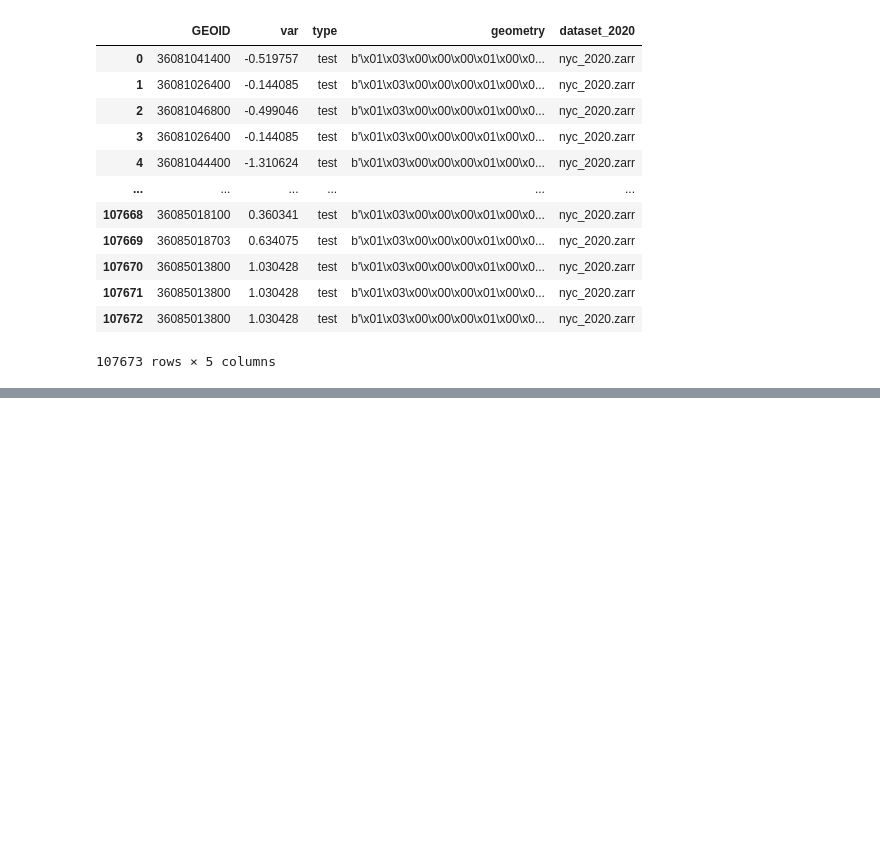
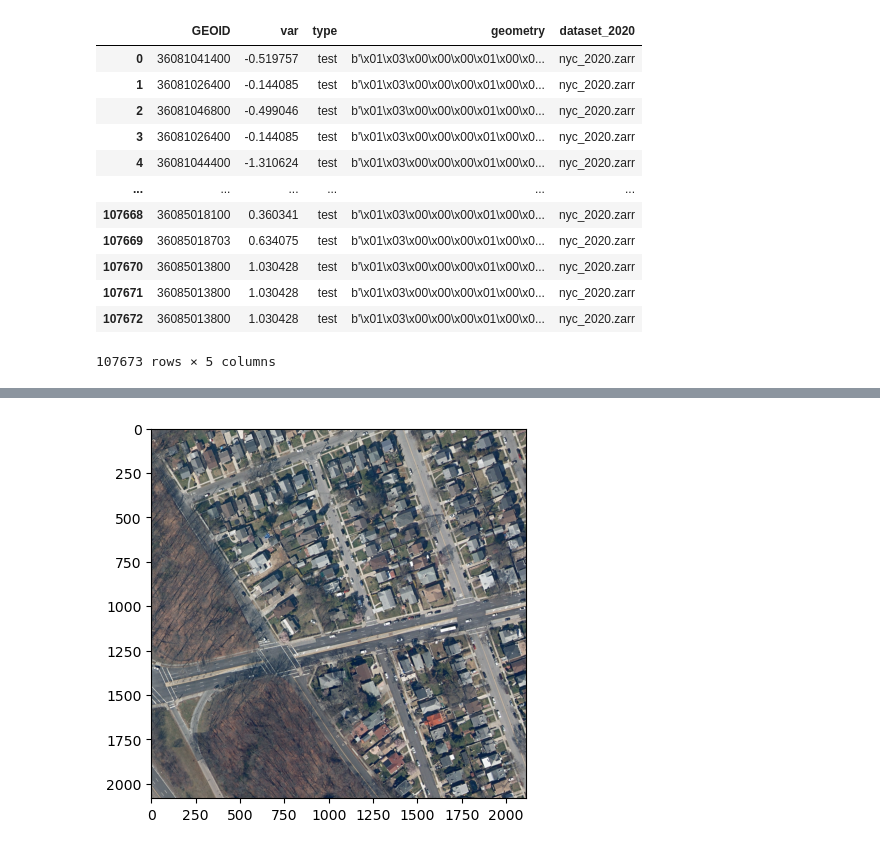
Before and after one commit to Queeno11/ny_state_aerial_imagery_prototype, a Jupyter notebook: notebooks/test.ipynb, the cells around one changed output, grey strips where cells are left out. Drawn from its saved outputs; the diff is of its cells as text; code cells hidden in the pictures; blank space fills up the shorter version.

```diff
--- a/notebooks/test.ipynb
+++ b/notebooks/test.ipynb
@@ -125,0 +293,11 @@ UsageError: Line magic function `%tensorboard` not found.
+# %%
+import matplotlib.pyplot as plt
+
+bounds = polygon.buffer(500).bounds
+img = link_dataset.sel(y=slice(bounds[3], bounds[1]), x=slice(bounds[0], bounds[2])).value.to_numpy()
+img = np.transpose(img, (1, 2, 0))
+
+plt.imshow(img[..., :3])  # first band
+plt.show()
+# %% [output]
+[figure, added]
```
Also changed, not shown: parts of 15 cells of this notebook, 10 other files.
